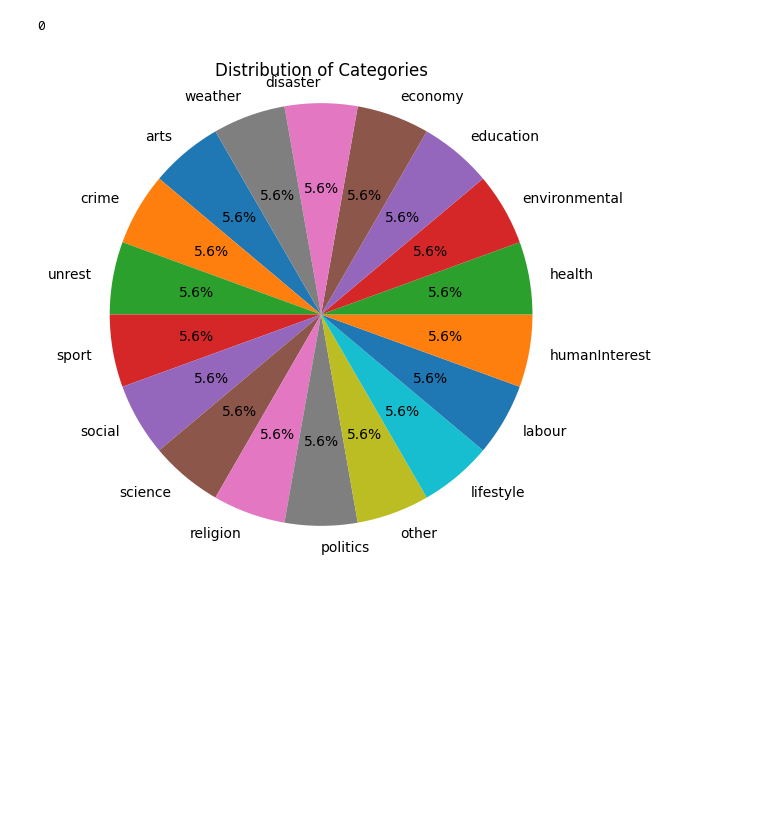
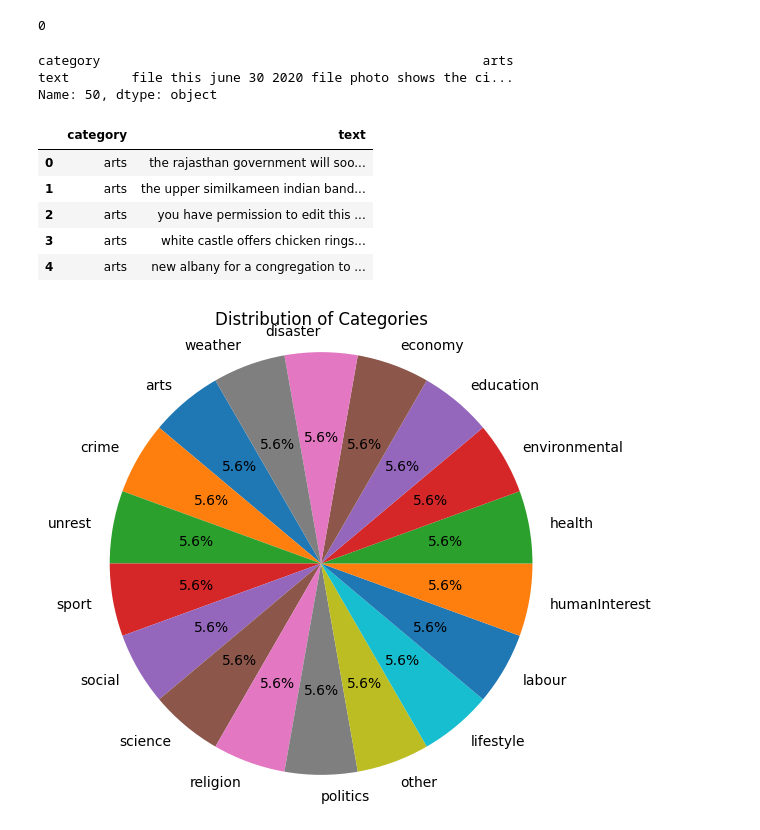
Before and after one commit to JatinSethi5/NLP-Text-Classification, a Jupyter notebook: untitled.ipynb, the cells around one changed output. Cells and saved outputs as stored; diff of their text form; code cells hidden in the pictures; blank space fills up the shorter version.

```diff
--- a/untitled.ipynb
+++ b/untitled.ipynb
@@ -21,6 +21,21 @@ df.duplicated().sum()
 #No Duplicates and Null Values
 # %% [output]
 0
+# %%
+df.iloc[50]
+# %% [output]
+category                                                 arts
+text        file this june 30 2020 file photo shows the ci...
+Name: 50, dtype: object
+# %%
+df.head()
+# %% [output]
+|  | category | text |
+| 0 | arts | the rajasthan government will soo... |
+| 1 | arts | the upper similkameen indian band... |
+| 2 | arts | you have permission to edit this ... |
+| 3 | arts | white castle offers chicken rings... |
+| 4 | arts | new albany for a congregation to ... |
 # %%
 category_counts = df['category'].value_counts()
 
```
Also changed, not shown: parts of 8 cells of this notebook.
